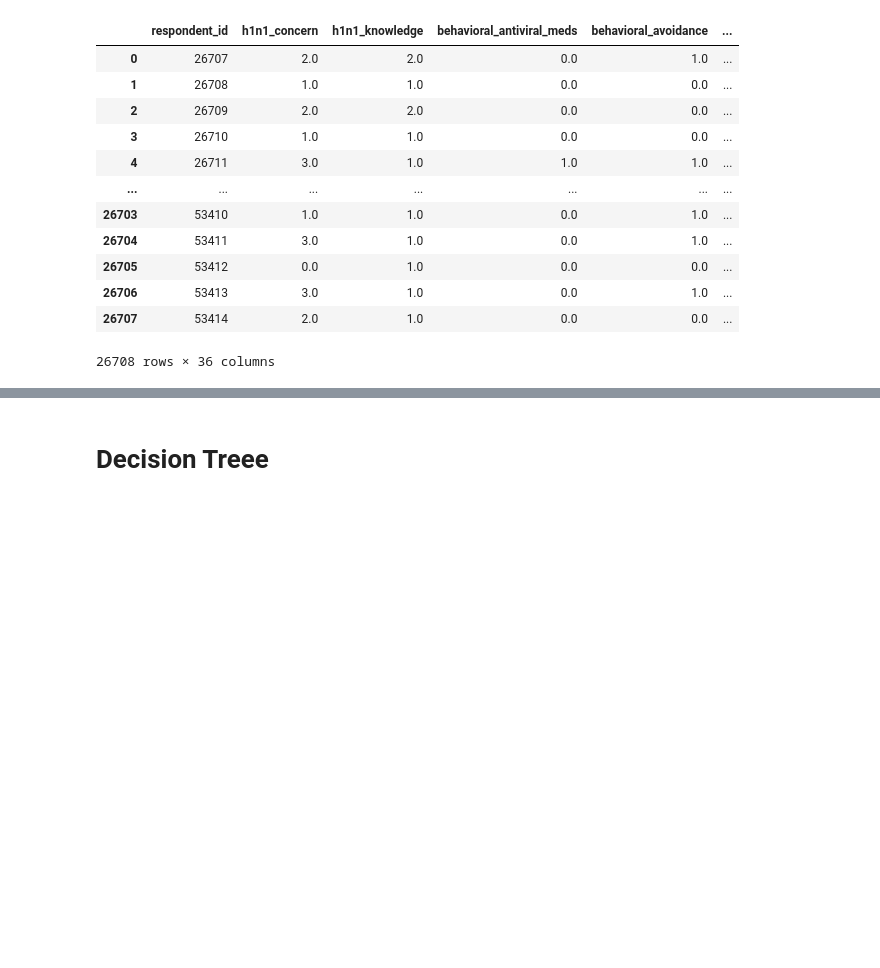
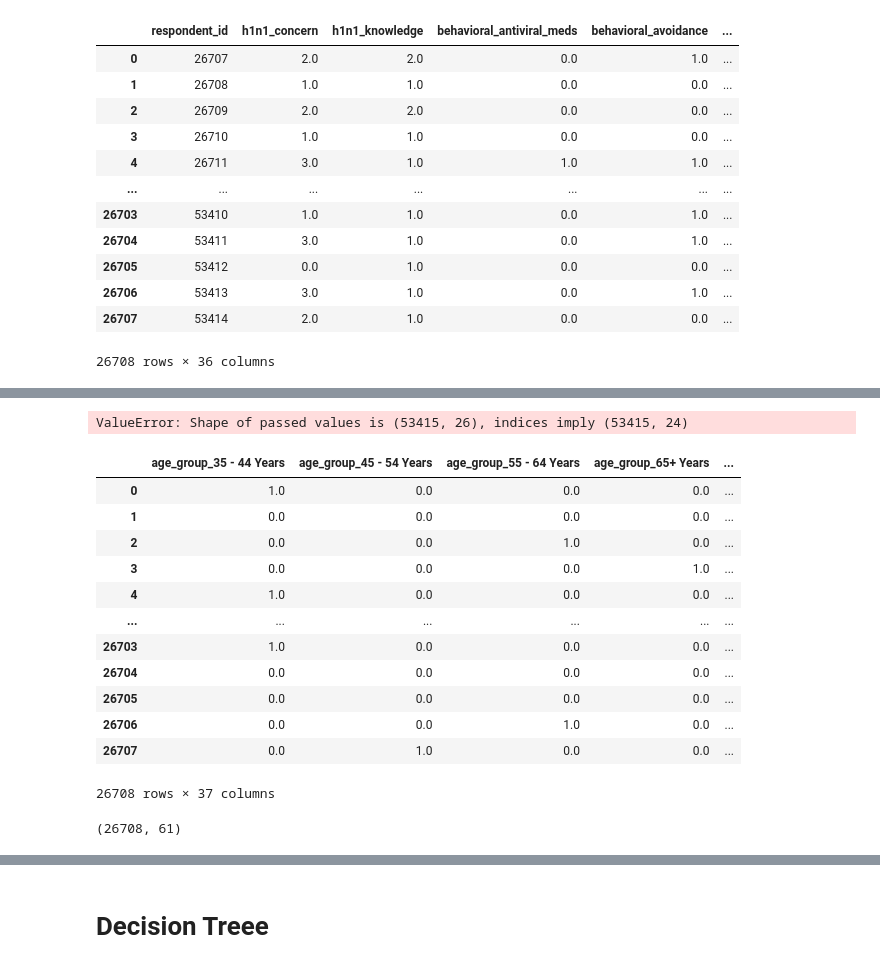
Before and after one commit to gshikanda/PHASE-3-PROJECT, a Jupyter notebook: H1N1 PROJECT.ipynb, the cells around one changed output, grey strips where cells are left out. Saved outputs shown, nothing was run; the diff lists cells and outputs as text; code cells hidden in the pictures; blank space fills up the shorter version.

Commit message:
EDA for testing data set

```diff
--- a/H1N1 PROJECT.ipynb
+++ b/H1N1 PROJECT.ipynb
@@ -882,0 +901,3 @@ testing_concat=pd.concat([training_label,test])
+# %%
+test_df=pd.DataFrame(test)
+test_df
@@ -882,0 +1064,49 @@ testing_concat=pd.concat([training_label,test])
+# %%
+test_num=test_df.select_dtypes(include=['Float64','int64'])
+test_cat= test_df.select_dtypes(include=['object'])
+# %%
+#drop irrelevant columns
+
+#'age_group_nan','race_nan','sex_nan'
+
+test_cat=test_cat.drop(columns=['employment_industry','census_msa','employment_status','rent_or_own','hhs_geo_region','income_poverty'])
+# %%
+
+imputer = SimpleImputer(strategy='most_frequent')
+numerical_imputed_test = imputer.fit_transform(test_num)
+numerical_imputed_testdf = pd.DataFrame(numerical_imputed, columns= test_num.columns)
+test_num=numerical_imputed_testdf
+# %% [output]
+ValueError: Shape of passed values is (53415, 26), indices imply (53415, 24)
+# %%
+#hot encode the categorical data
+encoder=OneHotEncoder(drop='first',sparse_output=False)
+
+data_testcat= test_cat
+encoder.fit(data_testcat)
+encoded_testdata=encoder.transform(data_testcat)
+
+#create a new dataframe
+encoded_testdf = pd.DataFrame(encoded_testdata, columns=encoder.get_feature_names_out(data_cat.columns))
+
+encoded_testdf
+# %% [output]
+|  | age_group_35 - 44 Years | age_group_45 - 54 Years | age_group_55 - 64 Years | age_group_65+ Years | ... |
+| 0 | 1.0 | 0.0 | 0.0 | 0.0 | ... |
+| 1 | 0.0 | 0.0 | 0.0 | 0.0 | ... |
+| 2 | 0.0 | 0.0 | 1.0 | 0.0 | ... |
+| 3 | 0.0 | 0.0 | 0.0 | 1.0 | ... |
+| 4 | 1.0 | 0.0 | 0.0 | 0.0 | ... |
+| ... | ... | ... | ... | ... | ... |
+| 26703 | 1.0 | 0.0 | 0.0 | 0.0 | ... |
+| 26704 | 0.0 | 0.0 | 0.0 | 0.0 | ... |
+| 26705 | 0.0 | 0.0 | 0.0 | 0.0 | ... |
+| 26706 | 0.0 | 0.0 | 1.0 | 0.0 | ... |
+| 26707 | 0.0 | 1.0 | 0.0 | 0.0 | ... |
+26708 rows × 37 columns
+# %%
+#append the encoded data to numerical to make one dataframe
+new_testing_feat= test_num.join(encoded_testdf)
+new_testing_feat.shape
+# %% [output]
+(26708, 61)
```
Also changed, not shown: parts of 14 cells of this notebook.
